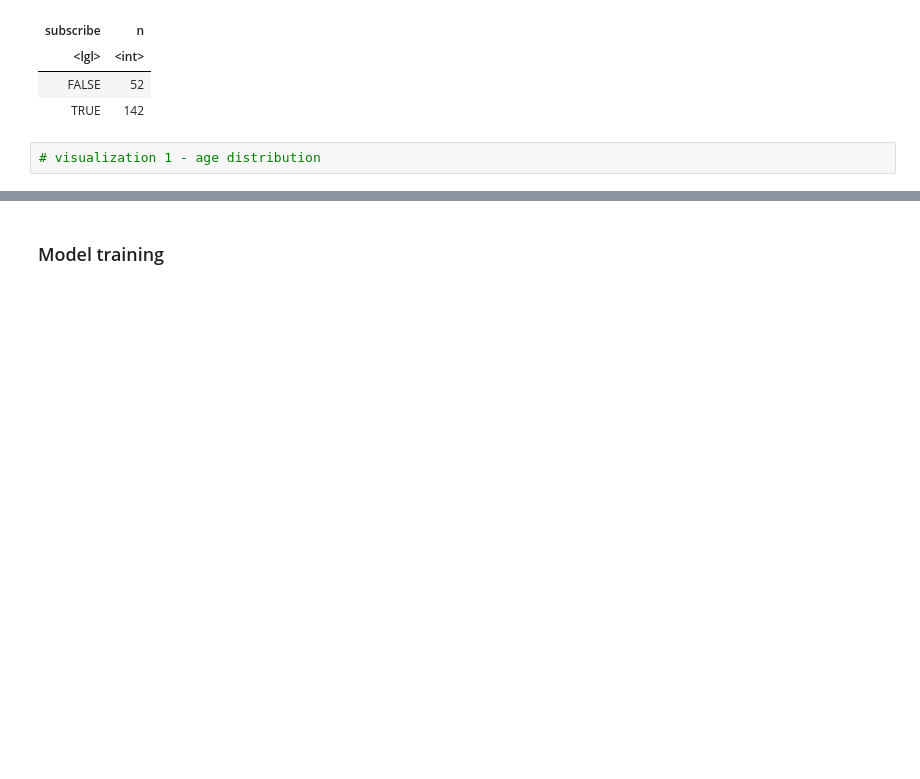
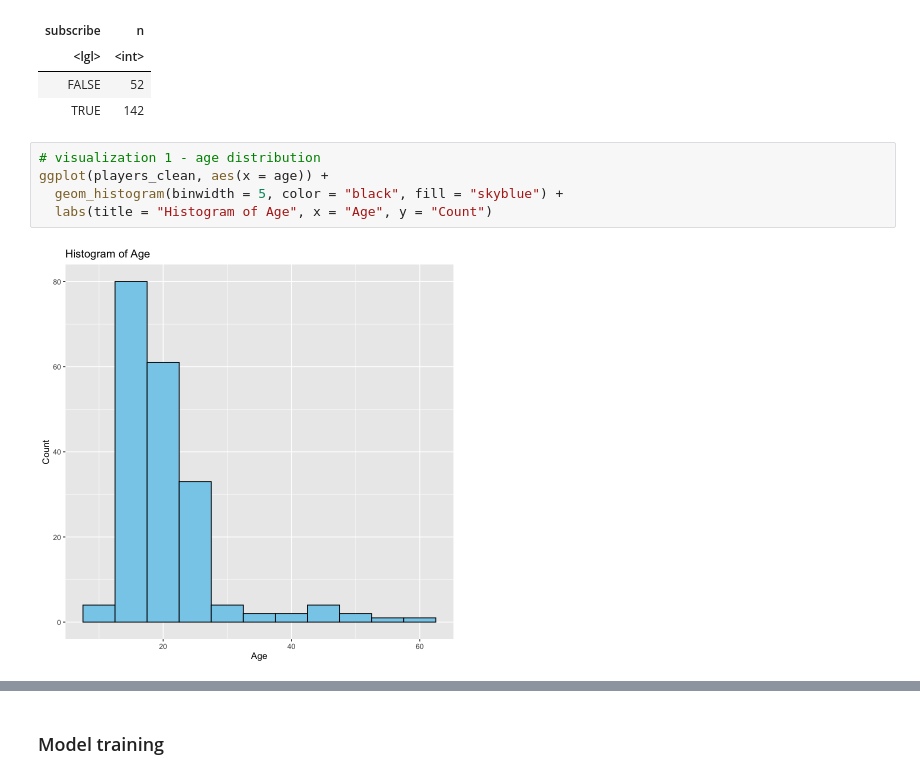
Before and after one commit to peteseta/dsci-100-project, a Jupyter notebook: final-project.ipynb, the cells around one changed output, grey strips where cells are left out. Saved outputs shown, nothing was run; the diff lists cells and outputs as text; blank space fills up the shorter version.

```diff
--- a/final-project.ipynb
+++ b/final-project.ipynb
@@ -202,5 +184,10 @@ A tibble: 2 × 2
 | TRUE | 142 |
 # %%
 # visualization 1 - age distribution
+ggplot(players_clean, aes(x = age)) +
+  geom_histogram(binwidth = 5, color = "black", fill = "skyblue") +
+  labs(title = "Histogram of Age", x = "Age", y = "Count")
+# %% [output]
+[figure, added]
 # %%
 # visualization 2 - played hours distribution
```
Also changed, not shown: parts of 14 cells of this notebook.
